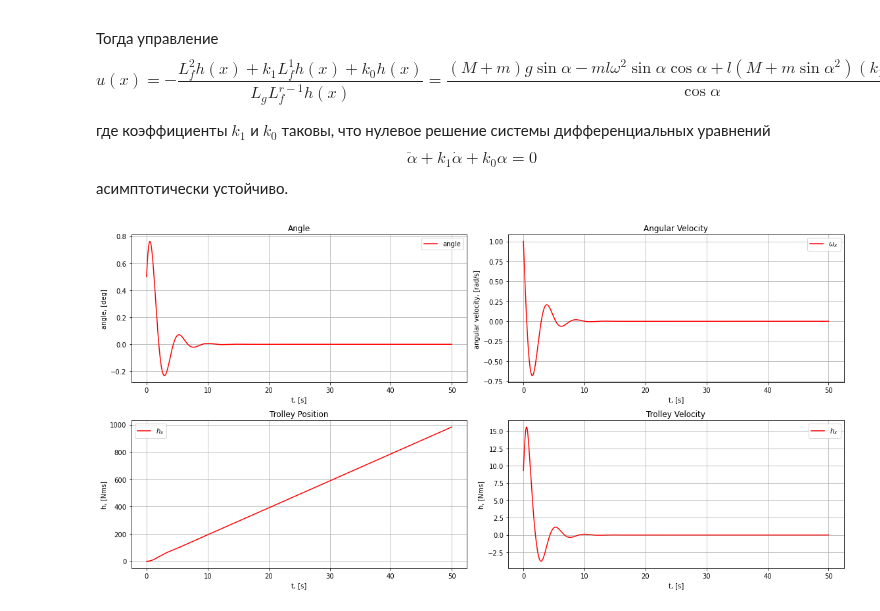
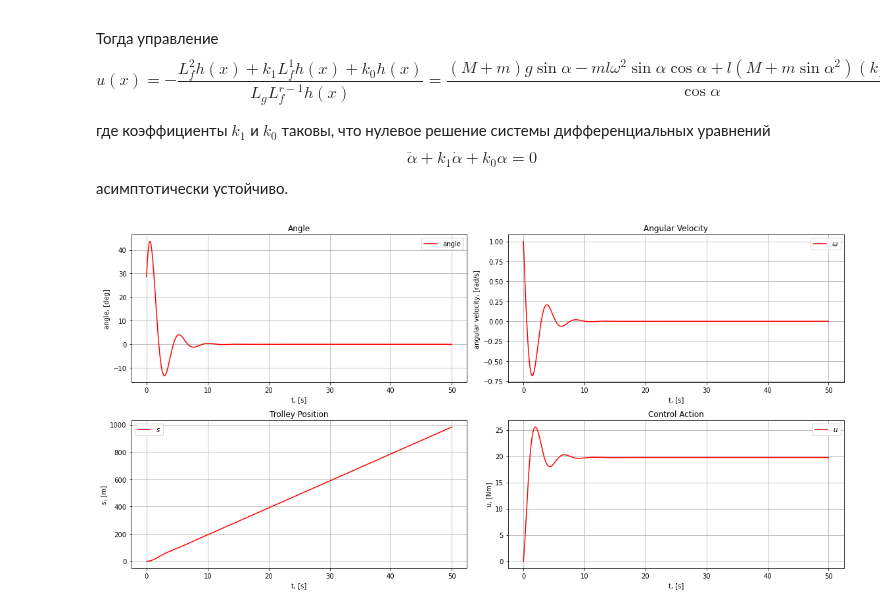
Before and after one commit to DPritykin/Control-Theory-Course, a Jupyter notebook: Term 2 Nonlinear Dynamics and Control/Lecture Jupyter Notebooks/Lecture 4 Feedback Linearization.ipynb, the cells around one changed output. Saved outputs shown, nothing was run; the diff lists cells and outputs as text; code cells hidden in the pictures.

Commit message:
updated plots and exercises for lecture 4 examples

```diff
--- a/Term 2 Nonlinear Dynamics and Control/Lecture Jupyter Notebooks/Lecture 4 Feedback Linearization.ipynb
+++ b/Term 2 Nonlinear Dynamics and Control/Lecture Jupyter Notebooks/Lecture 4 Feedback Linearization.ipynb
@@ -136,39 +136,39 @@ fig1 = plt.figure(figsize=(16,8))
 ax1 = fig1.add_subplot(2,2,1)
 
 ax1.set_title("Angle")
-ax1.plot(t, x[:, 0], label = 'angle', color = 'red')
+ax1.plot(t, x[:, 0] * 180. / np.pi, label = 'angle', color = 'red')
 ax1.set_ylabel(r'angle, [deg]')
 ax1.set_xlabel(r't, [s]')
 ax1.grid(True)
 ax1.legend()
 
 ax2 = fig1.add_subplot(2,2,2)
 
 ax2.set_title("Angular Velocity")
-ax2.plot(t, x[:,1], label = '$\omega_x$', color = 'red')
+ax2.plot(t, x[:,1], label = '$\omega$', color = 'red')
 ax2.set_ylabel(r'angular velocity, [rad/s]')
 ax2.set_xlabel(r't, [s]')
 ax2.grid(True)
 ax2.legend()
 
 ax3 = fig1.add_subplot(2,2,3)
 
 ax3.set_title("Trolley Position")
-ax3.plot(t, x[:,2], label = '$h_x$', color = 'red')
-ax3.set_ylabel(r'h, [Nms]')
+ax3.plot(t, x[:,2], label = '$s$', color = 'red')
+ax3.set_ylabel(r's, [m]')
 ax3.set_xlabel(r't, [s]')
 ax3.grid(True)
 ax3.legend()
 
 ax4 = fig1.add_subplot(2,2,4)
 
-ax4.set_title("Trolley Velocity")
-ax4.plot(t, u, label = '$h_x$', color = 'red')
-ax4.set_ylabel(r'h, [Nms]')
+ax4.set_title("Control Action")
+ax4.plot(t, x[:,3], label = '$u$', color = 'red')
+ax4.set_ylabel(r'u, [Nm]')
 ax4.set_xlabel(r't, [s]')
 ax4.grid(True)
 ax4.legend()
 
 plt.tight_layout()
 # %% [output]
-[figure, old version]
+[figure, new version]
```
Also changed, not shown: parts of 1 cell of this notebook.
